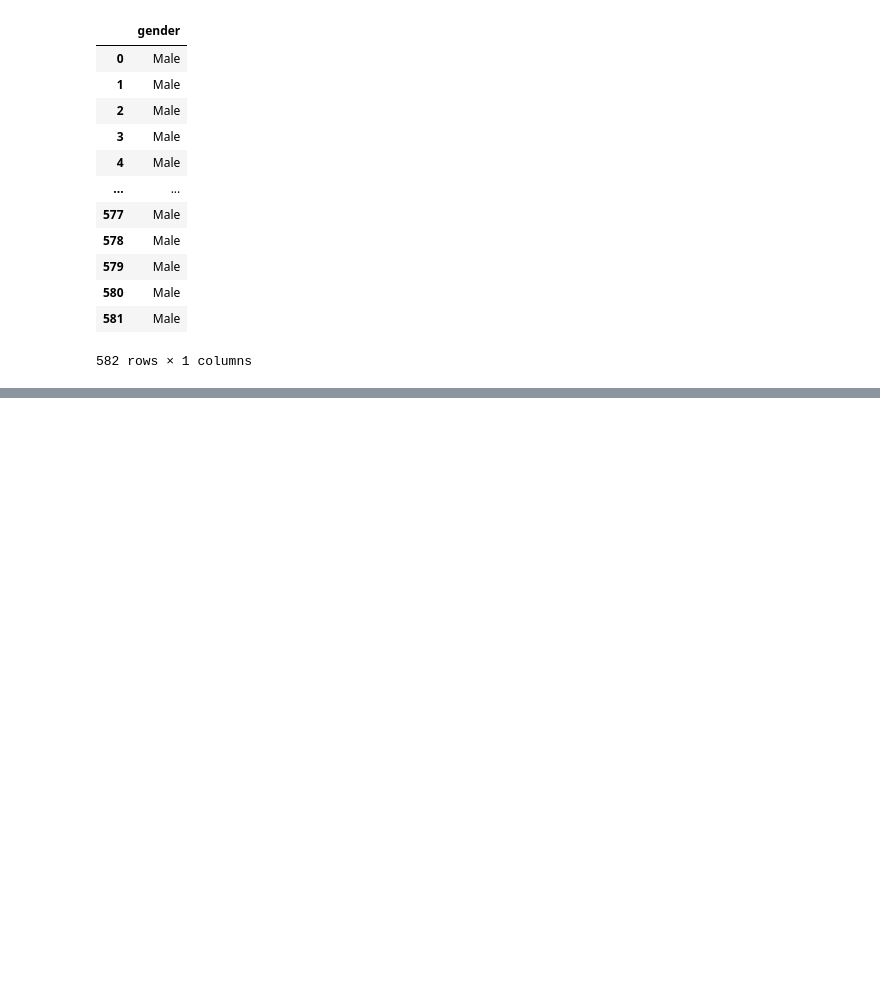
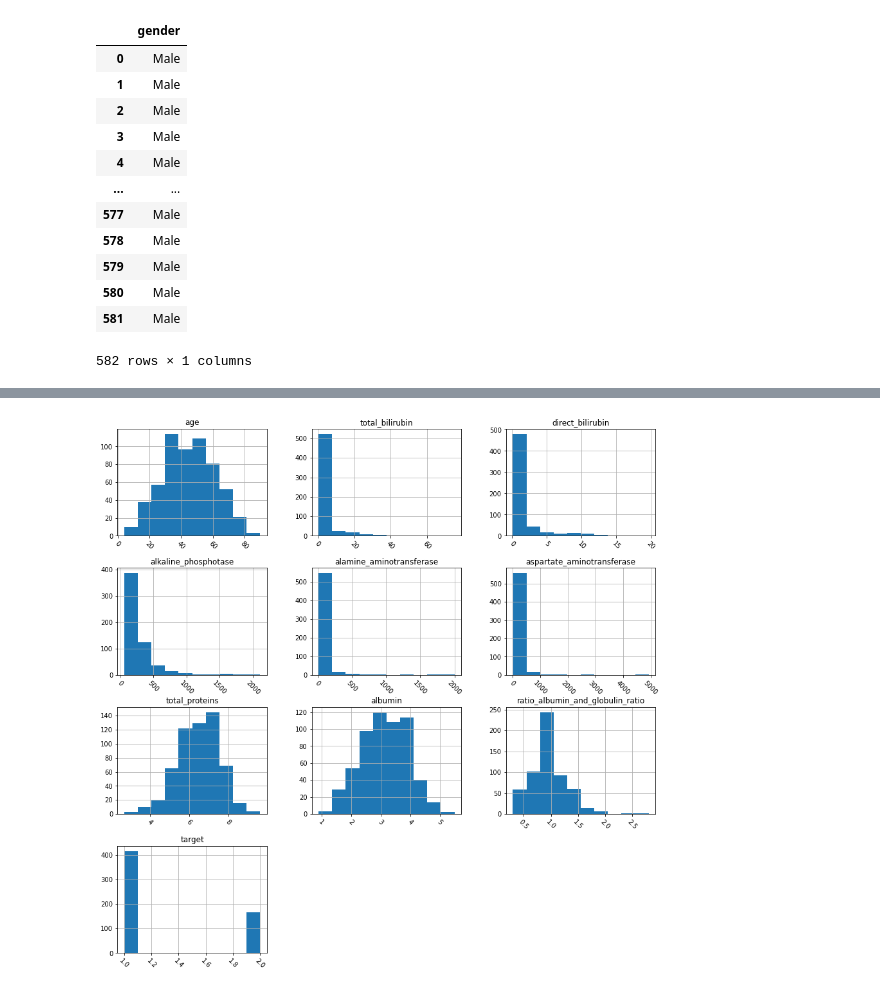
Before and after one commit to amandarnds/Predict-Liver-Disease, a Jupyter notebook: Predict-Liver-Disease.ipynb, the cells around one changed output, grey strips where cells are left out. Saved outputs shown, nothing was run; the diff lists cells and outputs as text; code cells hidden in the pictures; blank space fills up the shorter version.

```diff
--- a/Predict-Liver-Disease.ipynb
+++ b/Predict-Liver-Disease.ipynb
@@ -130,0 +151,6 @@ ds_categorical
+# %%
+#Histograms
+ds_numerical.hist(figsize=(15,15),xrot=-45,bins=10)
+plt.show()
+# %% [output]
+[figure, added]
```
Also changed, not shown: parts of 18 cells of this notebook.
